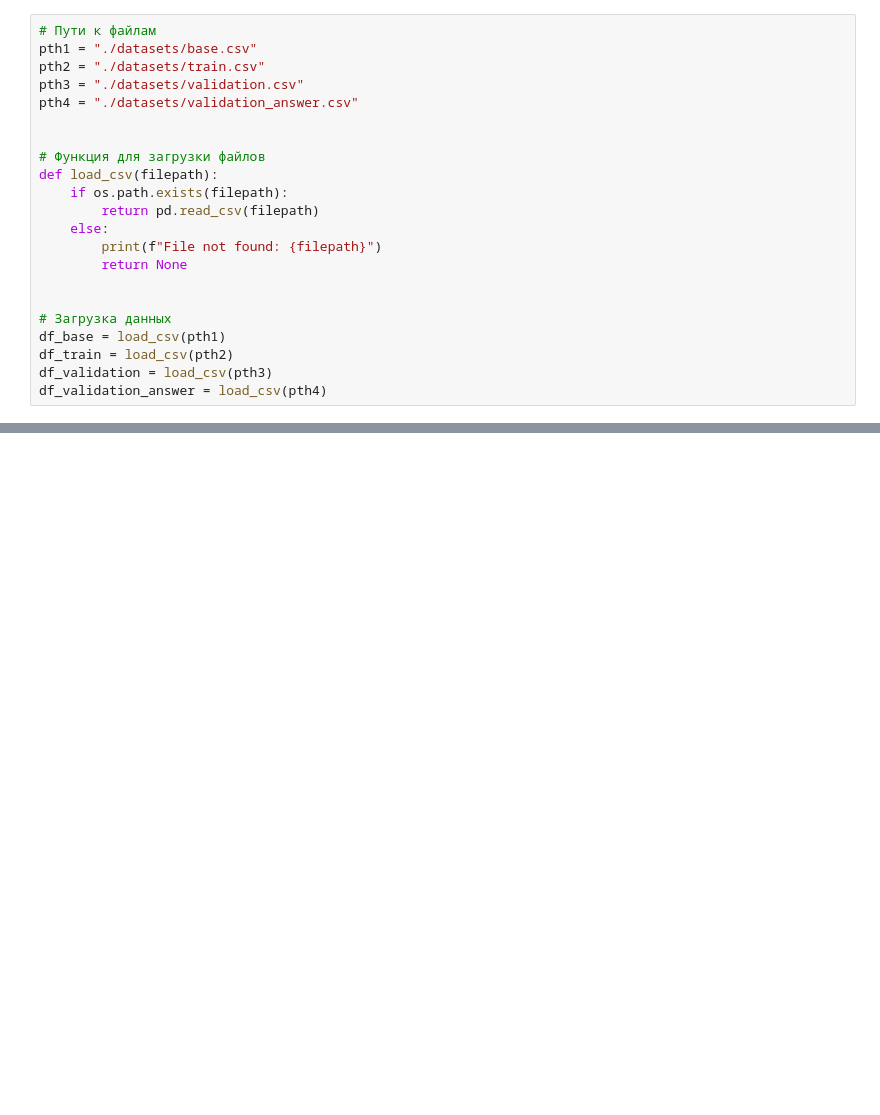
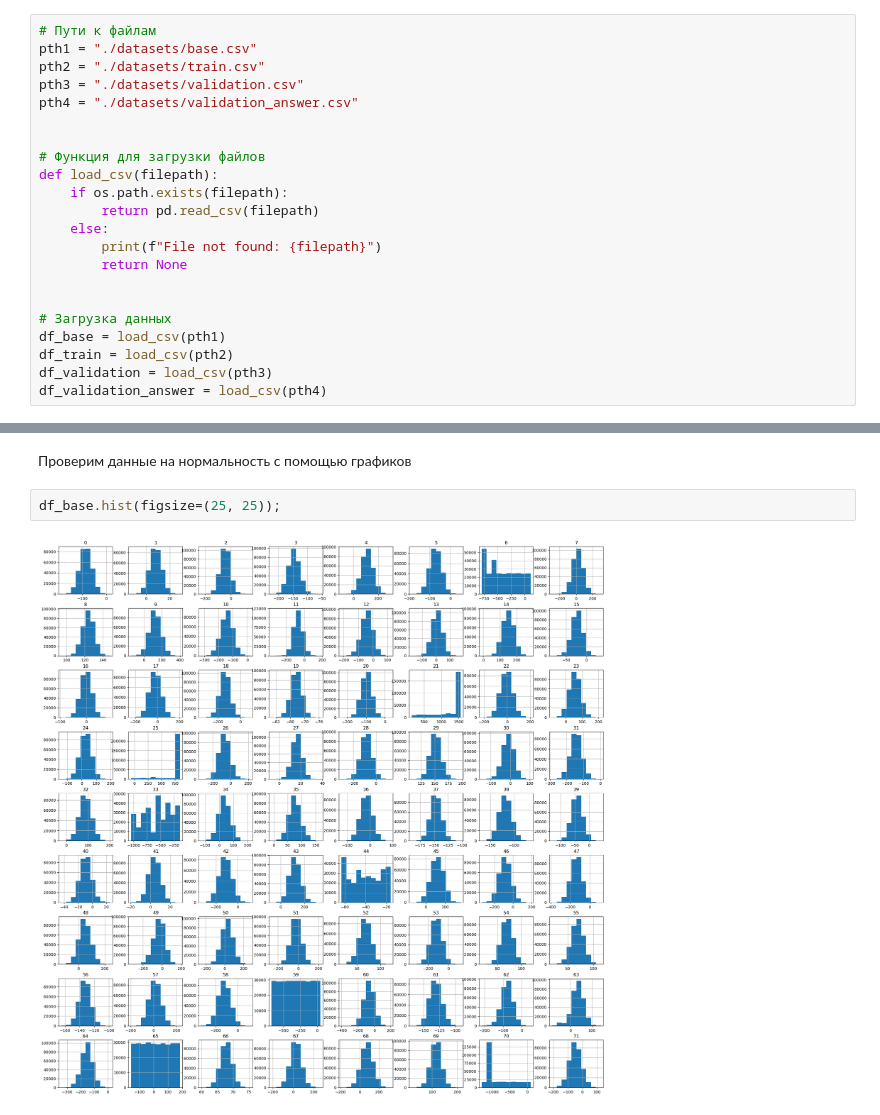
Before and after one commit to skorpion-anna/product_matching, a Jupyter notebook: product_matching.ipynb, the cells around one changed output, grey strips where cells are left out. Saved outputs shown, nothing was run; the diff lists cells and outputs as text; blank space fills up the shorter version.

Commit message:
Изучение данных таблицы base

```diff
--- a/product_matching.ipynb
+++ b/product_matching.ipynb
@@ -54,0 +168,6 @@ df_validation_answer = load_csv(pth4)
+# %% [markdown]
+Проверим данные на нормальность с помощью графиков
+# %%
+df_base.hist(figsize=(25, 25));
+# %% [output]
+[figure, added]
```
Also changed, not shown: parts of 6 cells of this notebook.
